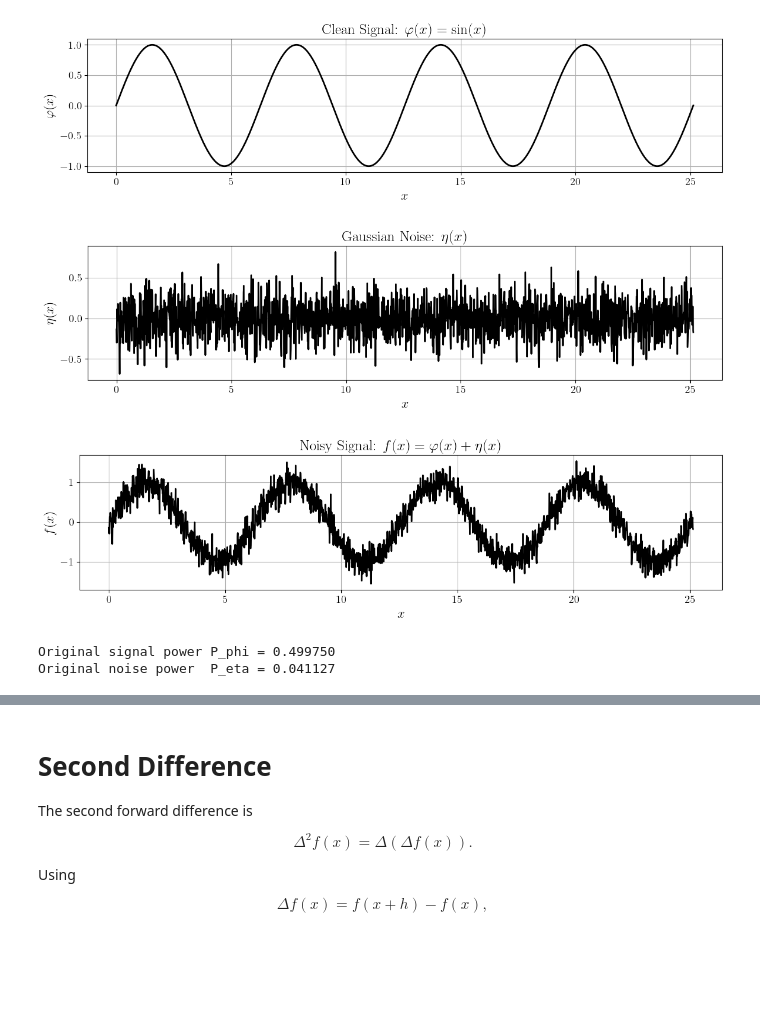
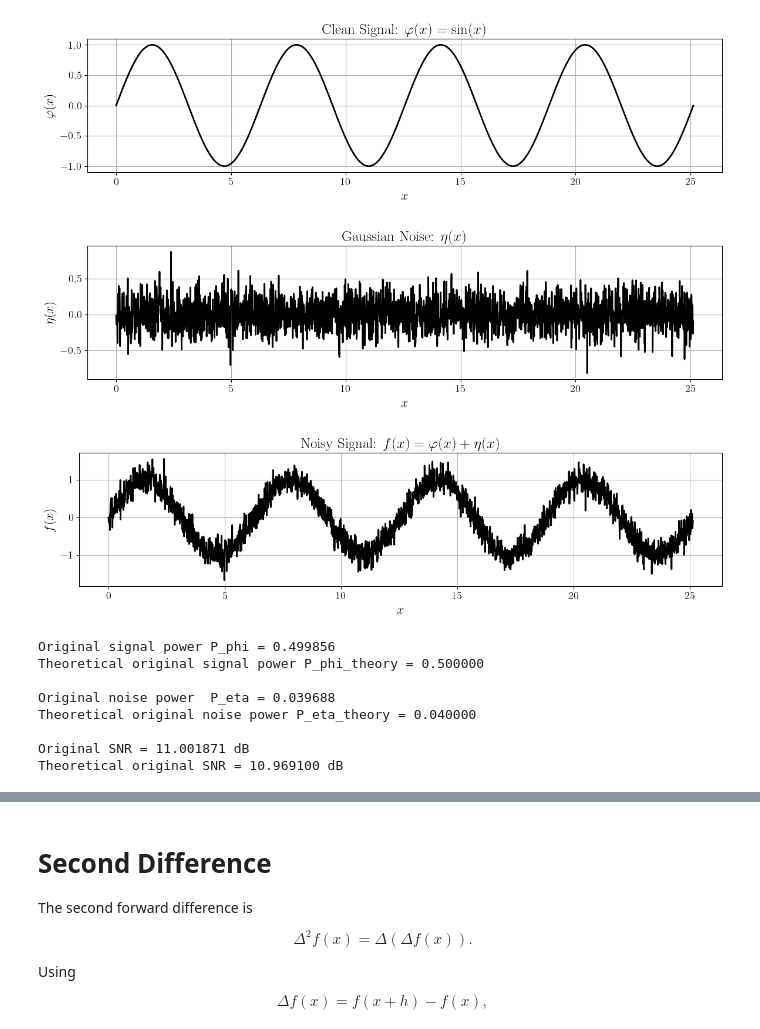
Before and after one commit to mauro-j-sanchirico/personal-experiments, a Jupyter notebook: throwaway/jupyter/2026-05-06_discrete_derivatives.ipynb, the cells around one changed output, grey strips where cells are left out. Drawn from its saved outputs; the diff is of its cells as text; code cells hidden in the pictures; blank space fills up the shorter version.

```diff
--- a/throwaway/jupyter/2026-05-06_discrete_derivatives.ipynb
+++ b/throwaway/jupyter/2026-05-06_discrete_derivatives.ipynb
@@ -70,8 +104,9 @@ plt.rcParams.update(
 )
 
 # Sinusoidal example signal
-N = 2000
-x = np.linspace(0, 8 * np.pi, N)
+h = 0.01
+x = np.arange(0, 8 * np.pi, h)
+N = len(x)
 phi = np.sin(x)
 
 # Gaussian noise
@@ -82,42 +117,61 @@ eta = np.random.normal(mu, sigma, size=N)
 # Noisy signal
 f = phi + eta
 
+# Plot signal
 fig, ax = plt.subplots(figsize=(12, 3.5))
 ax.plot(x, phi, color='black')
 ax.set_title(r'Clean Signal: $\varphi(x) = \sin(x)$')
 ax.set_xlabel(r'$x$')
 ax.set_ylabel(r'$\varphi(x)$')
 plt.tight_layout()
 plt.show()
 
+# Plot noise
 fig, ax = plt.subplots(figsize=(12, 3.5))
 ax.plot(x, eta, color='black')
 ax.set_title(r'Gaussian Noise: $\eta(x)$')
 ax.set_xlabel(r'$x$')
 ax.set_ylabel(r'$\eta(x)$')
 plt.tight_layout()
 plt.show()
 
+# Plot noisy signal
 fig, ax = plt.subplots(figsize=(12, 3.5))
 ax.plot(x, f, color='black')
 ax.set_title(r'Noisy Signal: $f(x)=\varphi(x)+\eta(x)$')
 ax.set_xlabel(r'$x$')
 ax.set_ylabel(r'$f(x)$')
 plt.tight_layout()
 plt.show()
 
-# Compute signal power
+# Compute numerical signal and noise power
 P_phi = np.mean(phi**2)
+P_eta = np.mean(eta**2)
+SNR_measured_dB = 10 * np.log10(P_phi / P_eta)
 
-# Compute noise power
-P_eta = np.mean(eta**2)
+# Compute theoretical signal and noise power
+P_phi_theory = 0.5
+P_eta_theory = sigma**2
+SNR_theory_dB = 10 * np.log10(P_phi_theory / P_eta_theory)
 
 print(f'Original signal power P_phi = {P_phi:.6f}')
+print(f'Theoretical original signal power P_phi_theory = {P_phi_theory:.6f}')
+print()
 print(f'Original noise power  P_eta = {P_eta:.6f}')
+print(f'Theoretical original noise power P_eta_theory = {P_eta_theory:.6f}')
+print()
+print(f'Original SNR = {SNR_measured_dB:.6f} dB')
+print(f'Theoretical original SNR = {SNR_theory_dB:.6f} dB')
 # %% [output]
 [figure]
-[figure, old version]
+[figure, new version]
-[figure, old version]
+[figure, new version]
-Original signal power P_phi = 0.499750
-Original noise power  P_eta = 0.041127
+Original signal power P_phi = 0.499856
+Theoretical original signal power P_phi_theory = 0.500000
+
+Original noise power  P_eta = 0.039688
+Theoretical original noise power P_eta_theory = 0.040000
+
+Original SNR = 11.001871 dB
+Theoretical original SNR = 10.969100 dB
 # %% [markdown]
```
Also changed, not shown: parts of 9 cells of this notebook.
